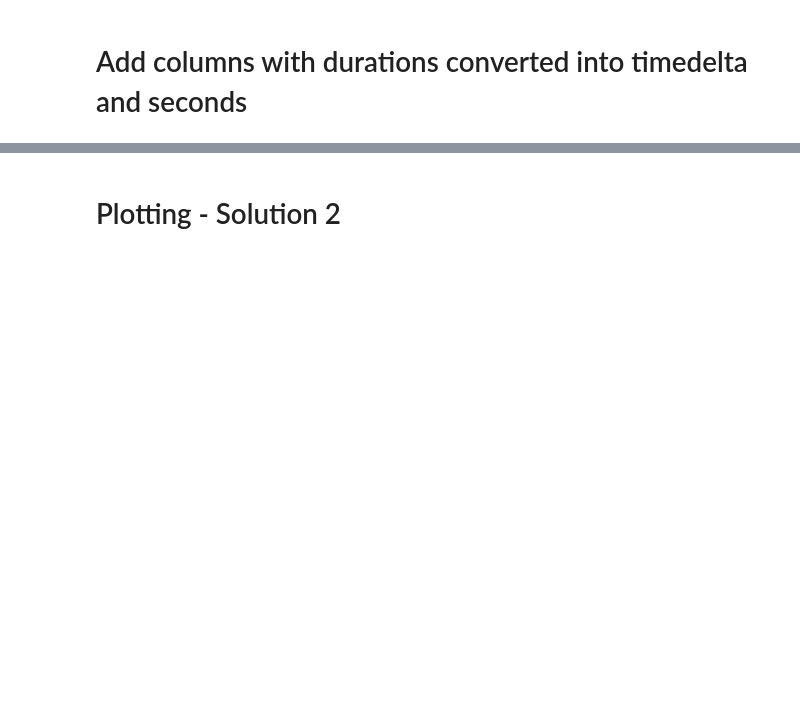
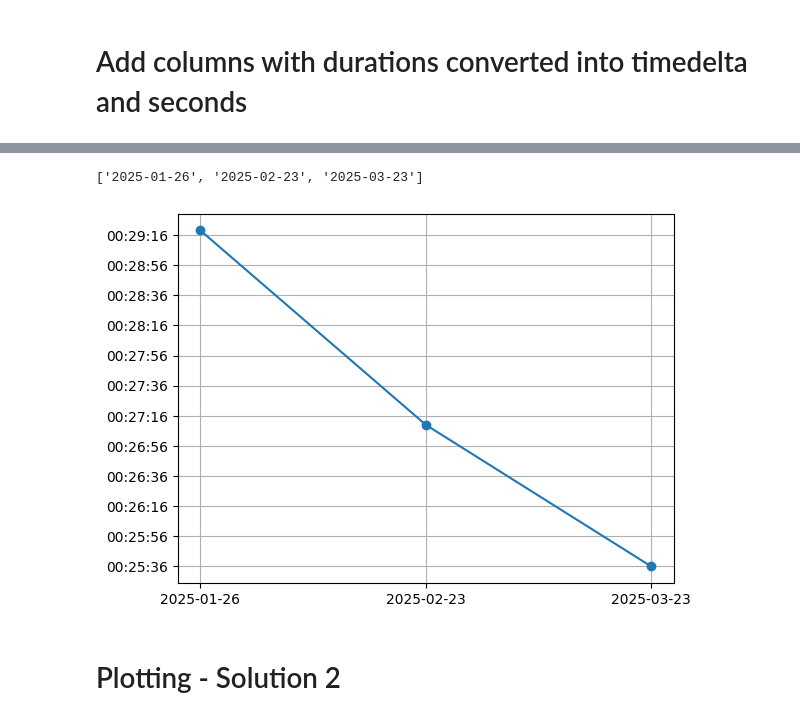
Before and after one commit to alexandru-cohal/RaceResultsVisualizer, a Jupyter notebook: data_analysis.ipynb, the cells around one changed output, grey strips where cells are left out. Cells and saved outputs as stored; diff of their text form; code cells hidden in the pictures; blank space fills up the shorter version.

Commit message:
Improve the date vs. duration plot from the Jupyter Notebook.

```diff
--- a/data_analysis.ipynb
+++ b/data_analysis.ipynb
@@ -43,0 +46,3 @@ df
+# %%
+duration_values = df["duration_sec"]
+duration_values
@@ -43,0 +54,11 @@ df
+# %%
+delta_duration = 20
+min_duration = int(df["duration_sec"].min())
+max_duration = int(df["duration_sec"].max())
+duration_ticks = range(min_duration, max_duration, delta_duration)
+# %%
+duration_labels = []
+time_zero = datetime(2025,1,1)
+for tick in duration_ticks:
+    duration_labels.append((time_zero + timedelta(seconds=tick)).strftime("%H:%M:%S"))
+duration_labels
@@ -44,3 +78,21 @@ df
+# %%
+date_values = [date.strftime("%Y-%m-%d") for date in df["date"]]
+date_values
+# %% [output]
+['2025-01-26', '2025-02-23', '2025-03-23']
+# %%
+import matplotlib.pyplot as plt
+
+fig = plt.figure()
+ax = fig.add_subplot(1,1,1)
+
+ax.plot(date_values, duration_values, marker='o')
+ax.set_yticks(duration_ticks, duration_labels)
+
+ax.grid()
+plt.show()
+# %% [output]
+[figure, added]
 # %% [markdown]
 # Plotting - Solution 2
 # %%
```
Also changed, not shown: parts of 3 cells of this notebook.
